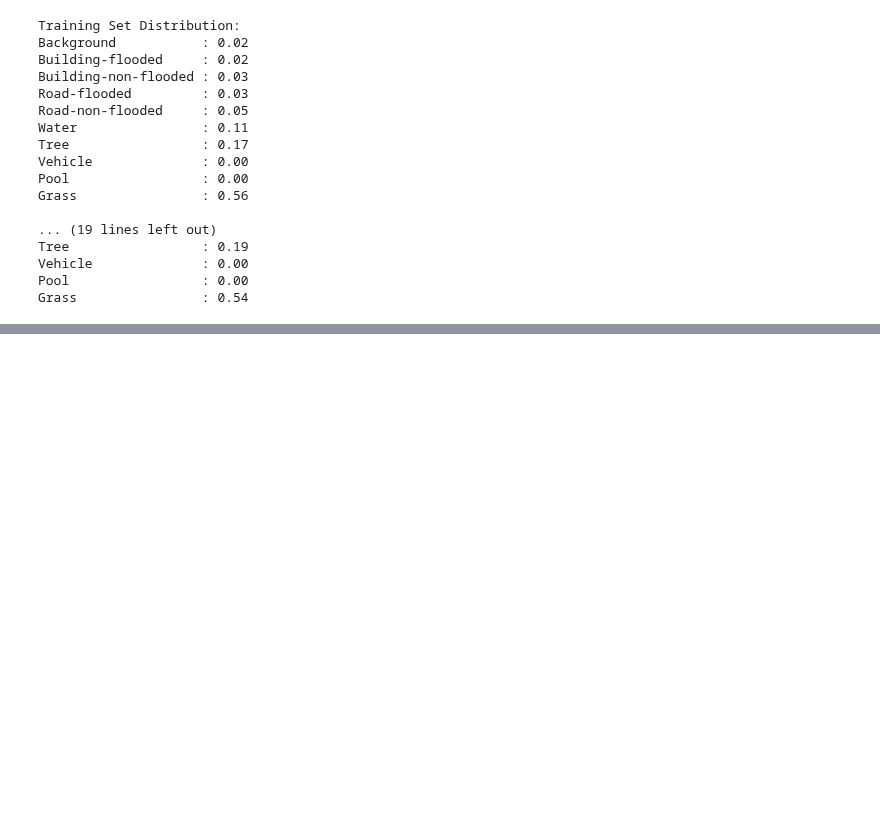
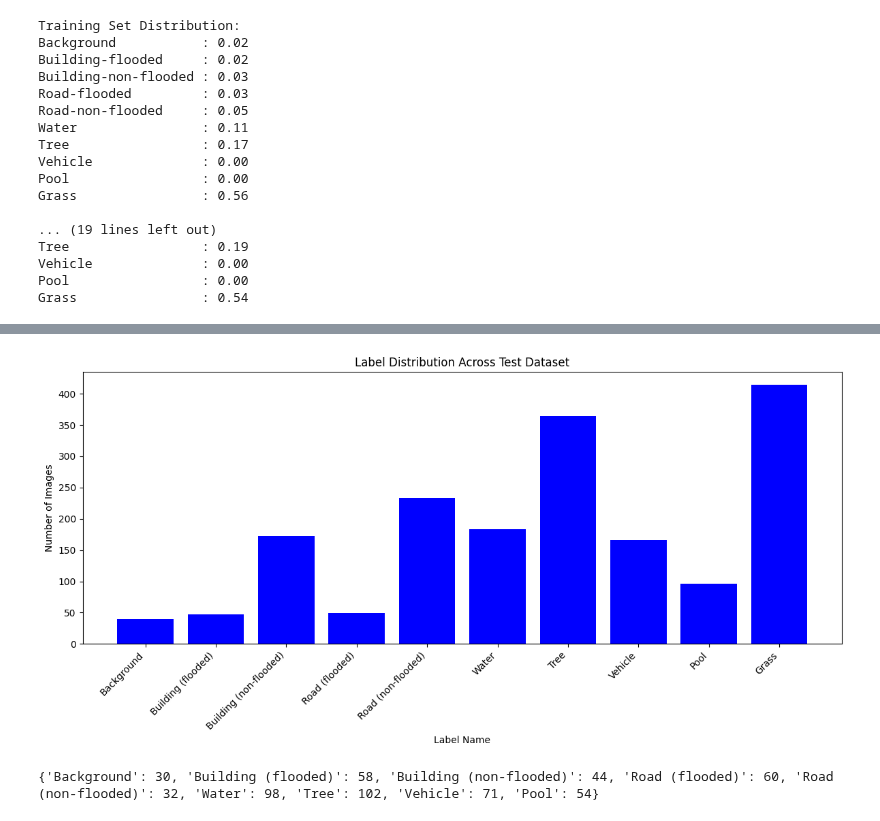
Before and after one commit to AbdulManaf12/Post-Flood-Disaster-Management, a Jupyter notebook: Segmentation/Segmentation-1/FloodNet_dataset_augmentation.ipynb, the cells around one changed output, grey strips where cells are left out. Drawn from its saved outputs; the diff is of its cells as text; code cells hidden in the pictures; blank space fills up the shorter version.

```diff
--- a/Segmentation/Segmentation-1/FloodNet_dataset_augmentation.ipynb
+++ b/Segmentation/Segmentation-1/FloodNet_dataset_augmentation.ipynb
@@ -275,0 +339,59 @@ plt.show()
+# %%
+# Plot the distribution of labels across the dataset
+plot_label_distribution(image_count_across_test_dataset, 'Label Distribution Across Test Dataset')
+# %% [output]
+[figure, added]
+# %%
+import numpy as np
+import os
+from imageio import imread
+from tqdm import tqdm
+
+def calculate_label_image_count_with_filter(base_dir, subsets, filter_labels):
+    """
+    Calculate the number of images each label appears in across specified subsets of a dataset.
+
+    Args:
+    base_dir (str): The base directory where the dataset is stored.
+    subsets (list): A list of subsets of the dataset to analyze ('train', 'test', 'val').
+
+    Returns:
+    dict: A dictionary with class names as keys and the number of images they appear in as values.
+    """
+    label_names = {
+        0: 'Background', 1: 'Building (flooded)', 2: 'Building (non-flooded)',
+        3: 'Road (flooded)', 4: 'Road (non-flooded)', 5: 'Water', 6: 'Tree',
+        7: 'Vehicle', 8: 'Pool'
+    }
+
+    # Initialize dictionary to count image appearances for each label across all subsets
+    label_image_count = {name: 0 for name in label_names.values()}
+
+    # Process each subset and count labels
+    for subset in subsets:
+        masks_dir = os.path.join(base_dir, subset, f'{subset}-label-img')
+
+        # Track labels found in each image to avoid double counting for the same image
+        for filename in tqdm(os.listdir(masks_dir)):
+            if filename.endswith('.png'):
+                filepath = os.path.join(masks_dir, filename)
+                mask = imread(filepath)
+                unique_labels = np.unique(mask)
+
+                #if image contains any of the filter labels, skip it
+                if any(label in filter_labels for label in unique_labels):
+                    continue
+
+                # Update image count for each unique label found in this mask
+                for label in unique_labels:
+                    if label in label_names:
+                        label_image_count[label_names[label]] += 1
+
+    return label_image_count
+
+# Example usage
+subsets = ['train']
+image_count_across_train_dataset_without_grass_contained_images = calculate_label_image_count_with_filter(data_dir, subsets, filter_labels=[9])
+print(image_count_across_train_dataset_without_grass_contained_images)
+# %% [output]
+{'Background': 30, 'Building (flooded)': 58, 'Building (non-flooded)': 44, 'Road (flooded)': 60, 'Road (non-flooded)': 32, 'Water': 98, 'Tree': 102, 'Vehicle': 71, 'Pool': 54}
```
Also changed, not shown: parts of 10 cells of this notebook, 5 other files.
